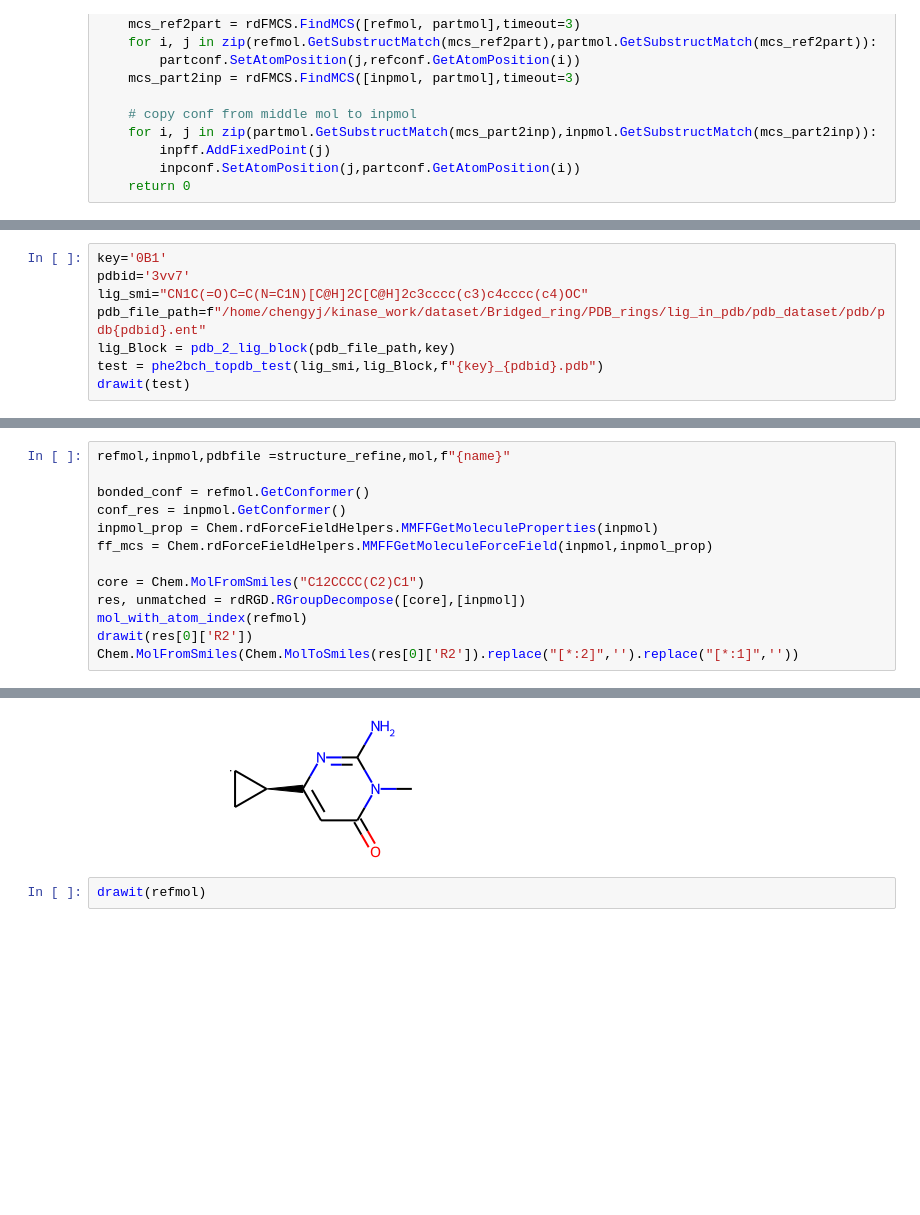
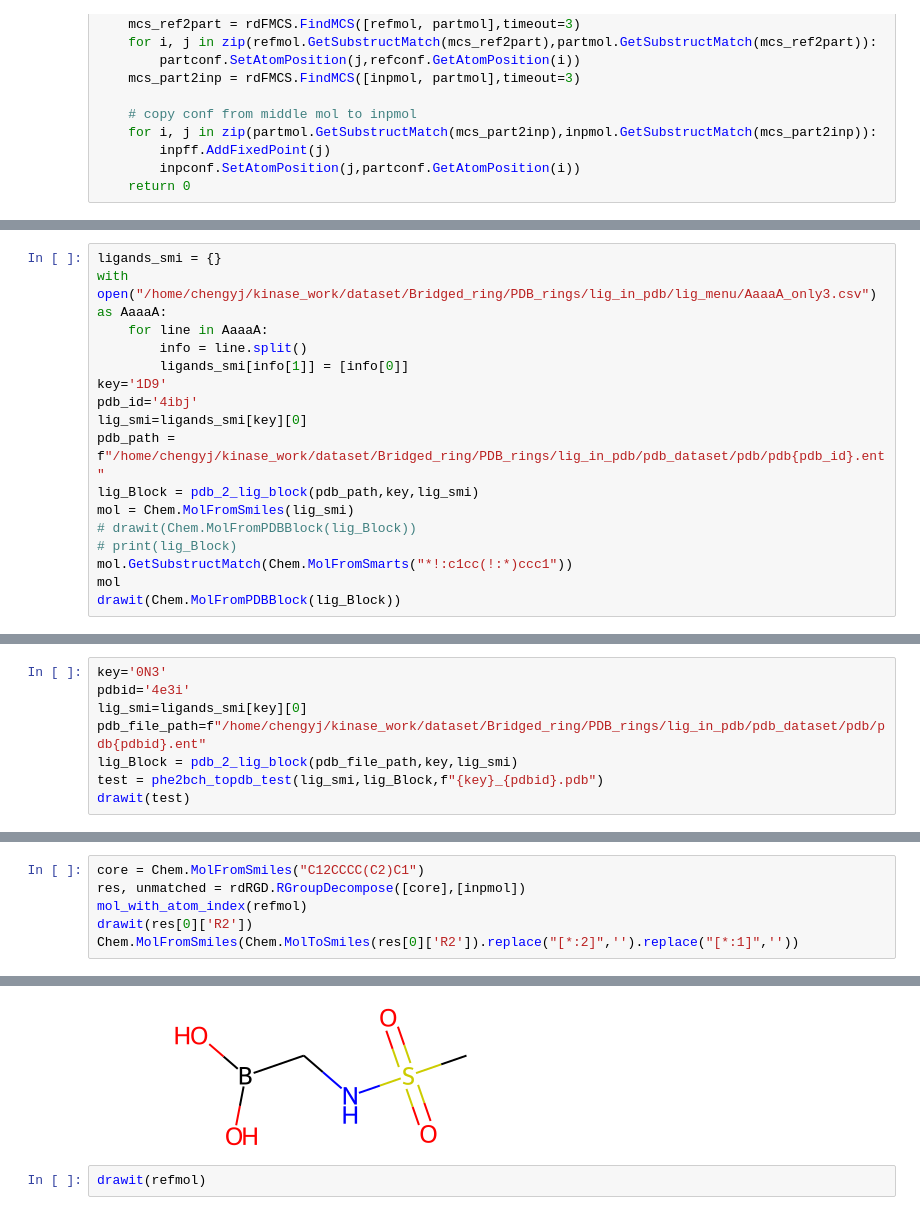
Before and after one commit to jgxs/bridge_ring_dataset, a Jupyter notebook: Bridged_ring/PDB_rings/lig_in_pdb/phe2bch.ipynb, the cells around one changed output, grey strips where cells are left out. Saved outputs shown, nothing was run; the diff lists cells and outputs as text; blank space fills up the shorter version.

Commit message:
refine phe2bch

```diff
--- a/Bridged_ring/PDB_rings/lig_in_pdb/phe2bch.ipynb
+++ b/Bridged_ring/PDB_rings/lig_in_pdb/phe2bch.ipynb
@@ -206 +215,18 @@ def phe2bch_topdb_test(smi0,refpdb,name):
     return getpdb_test(structure_refine,mol,f"{name}")
+# %%
+ligands_smi = {}
+with open("/home/chengyj/kinase_work/dataset/Bridged_ring/PDB_rings/lig_in_pdb/lig_menu/AaaaA_only3.csv") as AaaaA:
+    for line in AaaaA:
+        info = line.split()
+        ligands_smi[info[1]] = [info[0]]
+key='1D9'
+pdb_id='4ibj'
+lig_smi=ligands_smi[key][0]
+pdb_path = f"/home/chengyj/kinase_work/dataset/Bridged_ring/PDB_rings/lig_in_pdb/pdb_dataset/pdb/pdb{pdb_id}.ent"
+lig_Block = pdb_2_lig_block(pdb_path,key,lig_smi)
+mol = Chem.MolFromSmiles(lig_smi)
+# drawit(Chem.MolFromPDBBlock(lig_Block))
+# print(lig_Block)
+mol.GetSubstructMatch(Chem.MolFromSmarts("*!:c1cc(!:*)ccc1"))
+mol
+drawit(Chem.MolFromPDBBlock(lig_Block))
@@ -235,9 +252,9 @@ patt_not3
 # %%
-key='0B1'
-pdbid='3vv7'
-lig_smi="CN1C(=O)C=C(N=C1N)[C@H]2C[C@H]2c3cccc(c3)c4cccc(c4)OC"
+key='0N3'
+pdbid='4e3i'
+lig_smi=ligands_smi[key][0]
 pdb_file_path=f"/home/chengyj/kinase_work/dataset/Bridged_ring/PDB_rings/lig_in_pdb/pdb_dataset/pdb/pdb{pdbid}.ent"
-lig_Block = pdb_2_lig_block(pdb_file_path,key)
+lig_Block = pdb_2_lig_block(pdb_file_path,key,lig_smi)
 test = phe2bch_topdb_test(lig_smi,lig_Block,f"{key}_{pdbid}.pdb")
 drawit(test)
 # %% [output]
@@ -261,11 +298,4 @@ drawit(mol)
 # %%
-refmol,inpmol,pdbfile =structure_refine,mol,f"{name}"
-
-bonded_conf = refmol.GetConformer()
-conf_res = inpmol.GetConformer()
-inpmol_prop = Chem.rdForceFieldHelpers.MMFFGetMoleculeProperties(inpmol)
-ff_mcs = Chem.rdForceFieldHelpers.MMFFGetMoleculeForceField(inpmol,inpmol_prop)
-
 core = Chem.MolFromSmiles("C12CCCC(C2)C1")
 res, unmatched = rdRGD.RGroupDecompose([core],[inpmol])
 mol_with_atom_index(refmol)
@@ -276,5 +305,5 @@ Chem.MolFromSmiles(Chem.MolToSmiles(res[0]['R2']).replace("[*:2]",'').replace("[
 [interactive output not drawn]
-[figure, old version]
+[figure, new version]
 # %%
 drawit(refmol)
 # %% [output]
```
Also changed, not shown: parts of 17 cells of this notebook, 3 other files.
